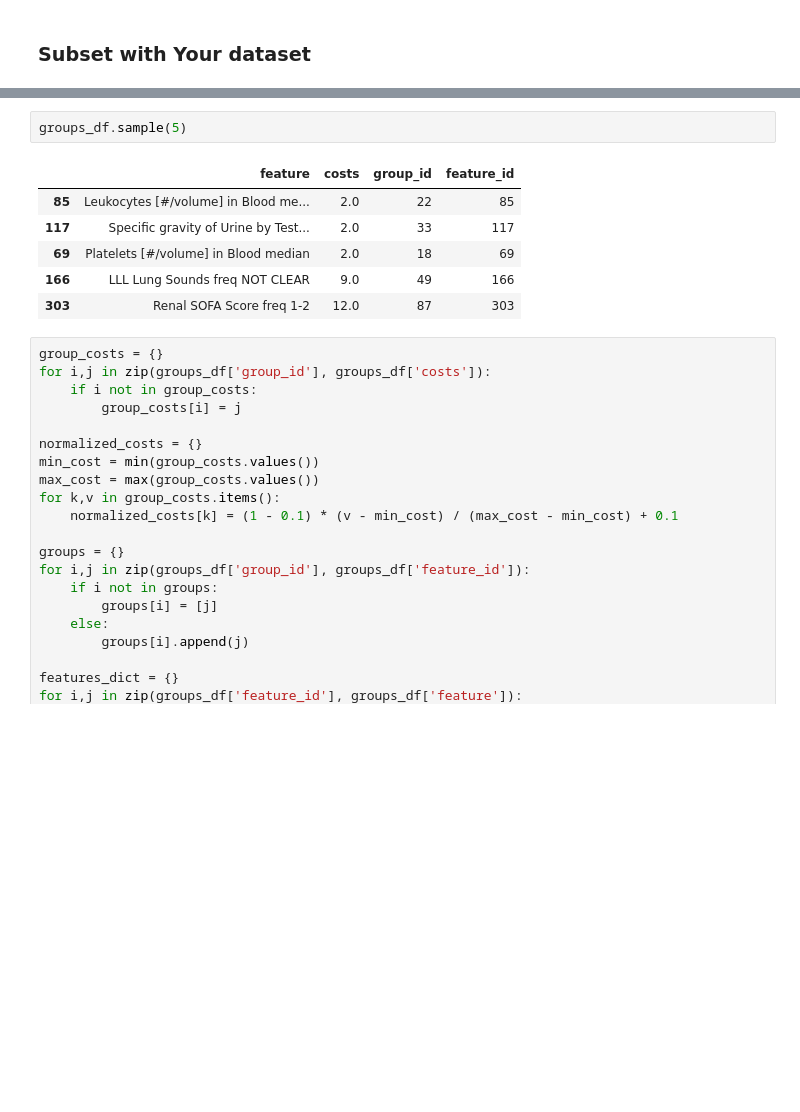
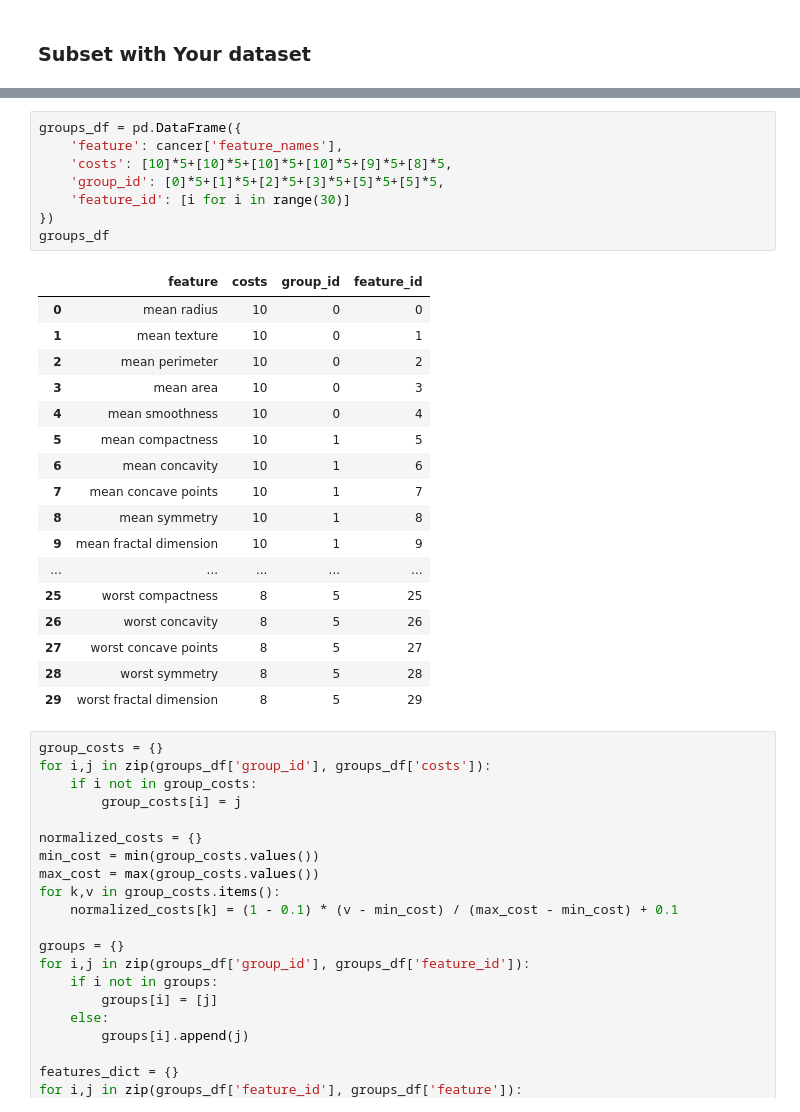
Before and after one commit to Kaketo/cs-group-fs, a Jupyter notebook: experiment.ipynb, the cells around one changed output, grey strips where cells are left out. Saved outputs shown, nothing was run; the diff lists cells and outputs as text; blank space fills up the shorter version.

```diff
--- a/experiment.ipynb
+++ b/experiment.ipynb
@@ -27,12 +45,29 @@ X_train.shape, X_test.shape, y_train.shape, y_test.shape
-# %%
-groups_df.sample(5)
-# %% [output]
-|  | feature | costs | group_id | feature_id |
-| 85 | Leukocytes [#/volume] in Blood me... | 2.0 | 22 | 85 |
-| 117 | Specific gravity of Urine by Test... | 2.0 | 33 | 117 |
-| 69 | Platelets [#/volume] in Blood median | 2.0 | 18 | 69 |
-| 166 | LLL Lung Sounds freq NOT CLEAR | 9.0 | 49 | 166 |
-| 303 | Renal SOFA Score freq 1-2 | 12.0 | 87 | 303 |
+# %%
+groups_df = pd.DataFrame({
+    'feature': cancer['feature_names'],
+    'costs': [10]*5+[10]*5+[10]*5+[10]*5+[9]*5+[8]*5,
+    'group_id': [0]*5+[1]*5+[2]*5+[3]*5+[5]*5+[5]*5,
+    'feature_id': [i for i in range(30)]
+})
+groups_df
+# %% [output]
+|  | feature | costs | group_id | feature_id |
+| 0 | mean radius | 10 | 0 | 0 |
+| 1 | mean texture | 10 | 0 | 1 |
+| 2 | mean perimeter | 10 | 0 | 2 |
+| 3 | mean area | 10 | 0 | 3 |
+| 4 | mean smoothness | 10 | 0 | 4 |
+| 5 | mean compactness | 10 | 1 | 5 |
+| 6 | mean concavity | 10 | 1 | 6 |
+| 7 | mean concave points | 10 | 1 | 7 |
+| 8 | mean symmetry | 10 | 1 | 8 |
+| 9 | mean fractal dimension | 10 | 1 | 9 |
+| ... | ... | ... | ... | ... |
+| 25 | worst compactness | 8 | 5 | 25 |
+| 26 | worst concavity | 8 | 5 | 26 |
+| 27 | worst concave points | 8 | 5 | 27 |
+| 28 | worst symmetry | 8 | 5 | 28 |
+| 29 | worst fractal dimension | 8 | 5 | 29 |
 # %%
 group_costs = {}
 for i,j in zip(groups_df['group_id'], groups_df['costs']):
```
Also changed, not shown: parts of 13 cells of this notebook, 2 other files.
